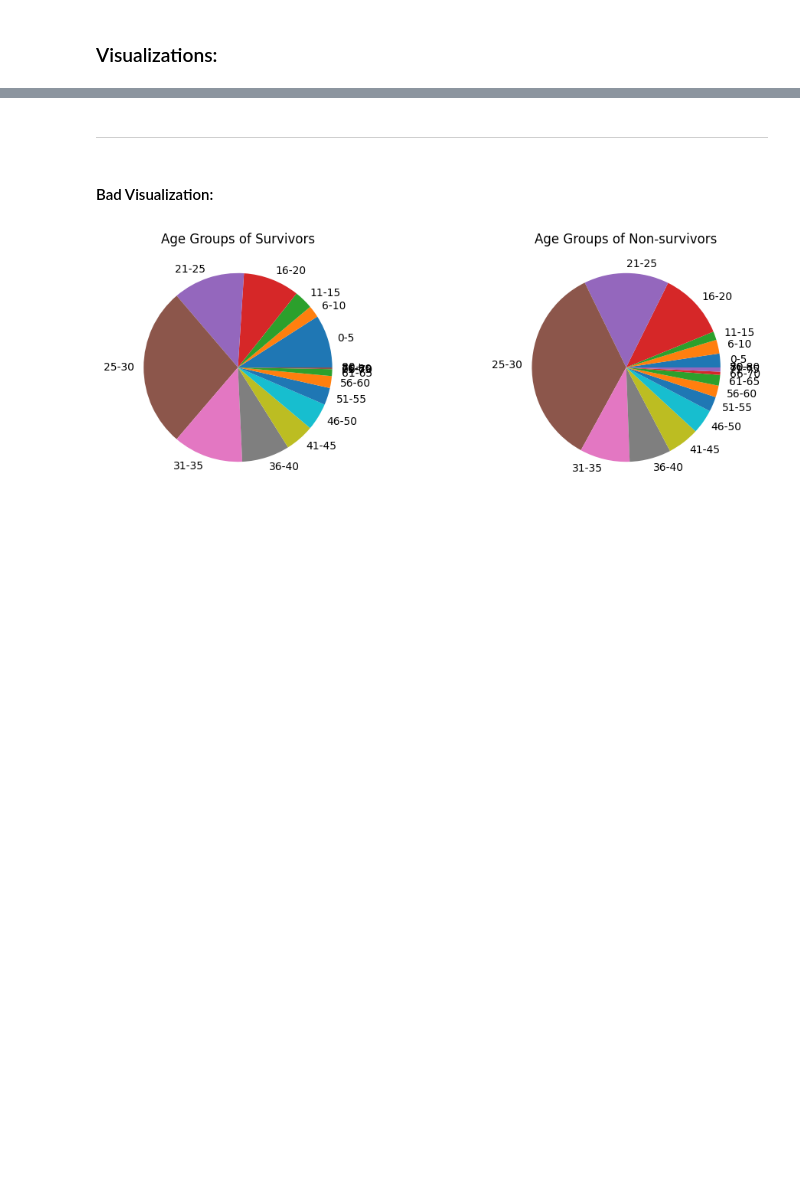
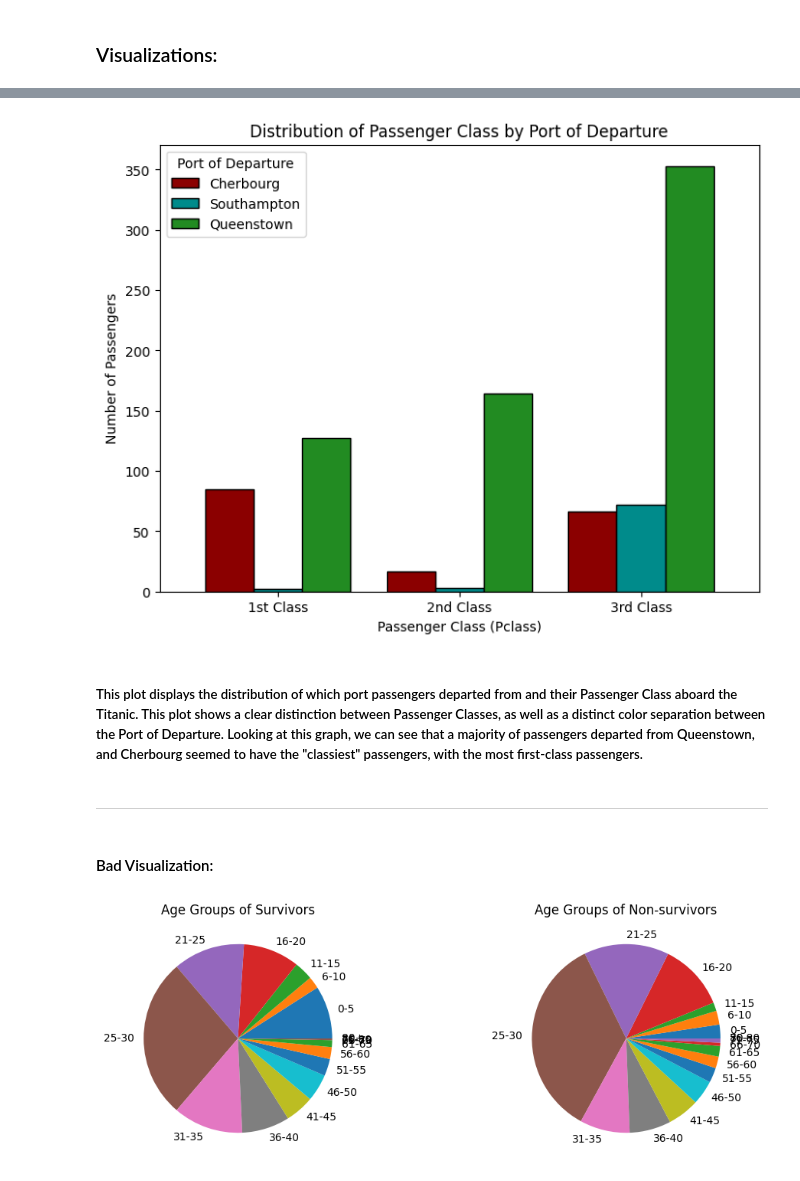
Before and after one commit to abbyawesome/DATA6550_VisualizationsProject, a Jupyter notebook: Code/LaVrenov/initial_visualizations.ipynb, the cells around one changed output, grey strips where cells are left out. Drawn from its saved outputs; the diff is of its cells as text; code cells hidden in the pictures; blank space fills up the shorter version.

```diff
--- a/Code/LaVrenov/initial_visualizations.ipynb
+++ b/Code/LaVrenov/initial_visualizations.ipynb
@@ -102,3 +74,22 @@ plt.show()
+# %%
+df['Port'] = df['Embarked'].map({'C': 'Cherbourg', 'S': 'Southampton', 'Q': 'Queenstown'})
+class_by_port = df.groupby(['Pclass', 'Port']).size().unstack(fill_value = 0)
+
+fig, ax = plt.subplots(figsize = (8, 6))
+
+class_by_port.plot(kind = 'bar', stacked = False, ax = ax, color = ['darkred', 'darkcyan', 'forestgreen'], width = 0.8, edgecolor = 'black')
+
+ax.set_xlabel('Passenger Class (Pclass)')
+ax.set_ylabel('Number of Passengers')
+ax.set_title('Distribution of Passenger Class by Port of Departure')
+ax.set_xticklabels(['1st Class', '2nd Class', '3rd Class'], rotation = 0)
+
+ax.legend(['Cherbourg', 'Southampton', 'Queenstown'], title = 'Port of Departure', loc = 'upper left')
+plt.show()
+# %% [output]
+[figure, added]
+# %% [markdown]
+##### This plot displays the distribution of which port passengers departed from and their Passenger Class aboard the Titanic. This plot shows a clear distinction between Passenger Classes, as well as a distinct color separation between the Port of Departure. Looking at this graph, we can see that a majority of passengers departed from Queenstown, and Cherbourg seemed to have the "classiest" passengers, with the most first-class passengers.
 # %% [markdown]
 ---
 # %% [markdown]
```
Also changed, not shown: parts of 12 cells of this notebook.
